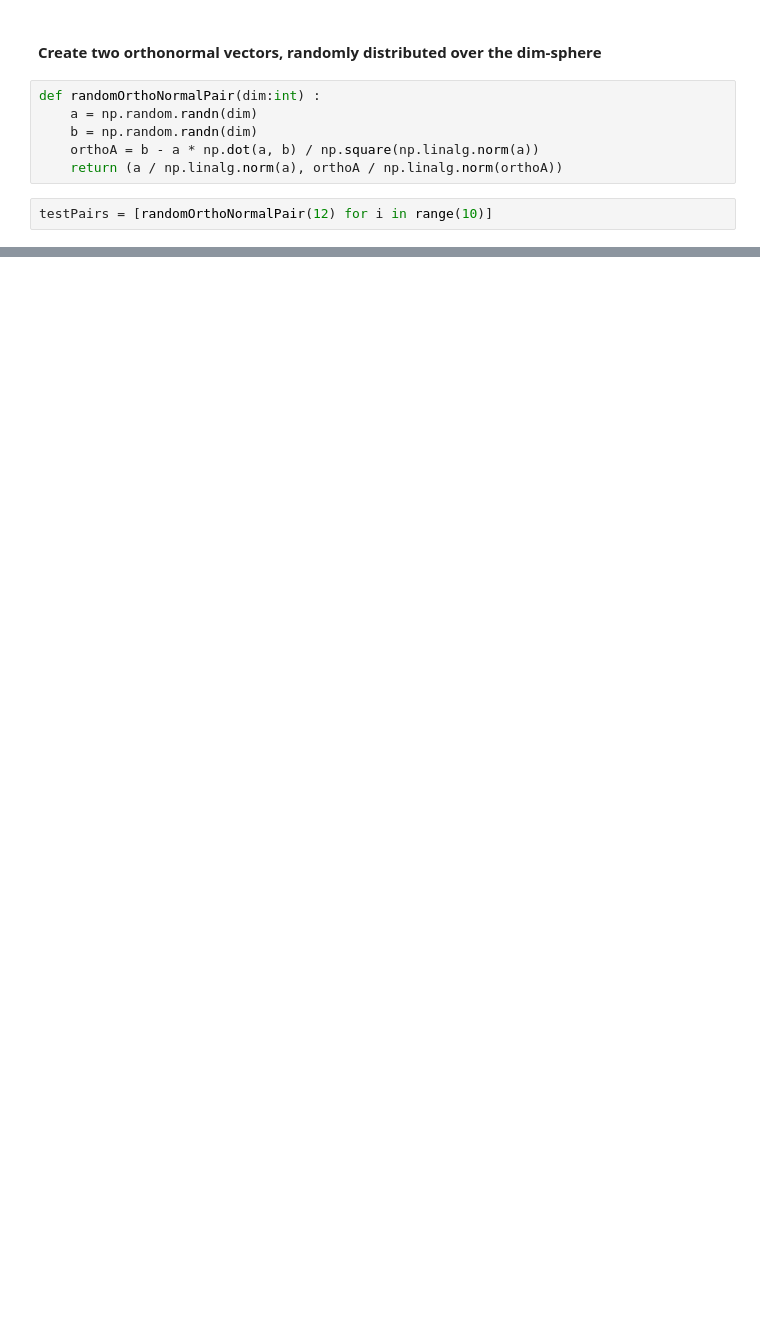
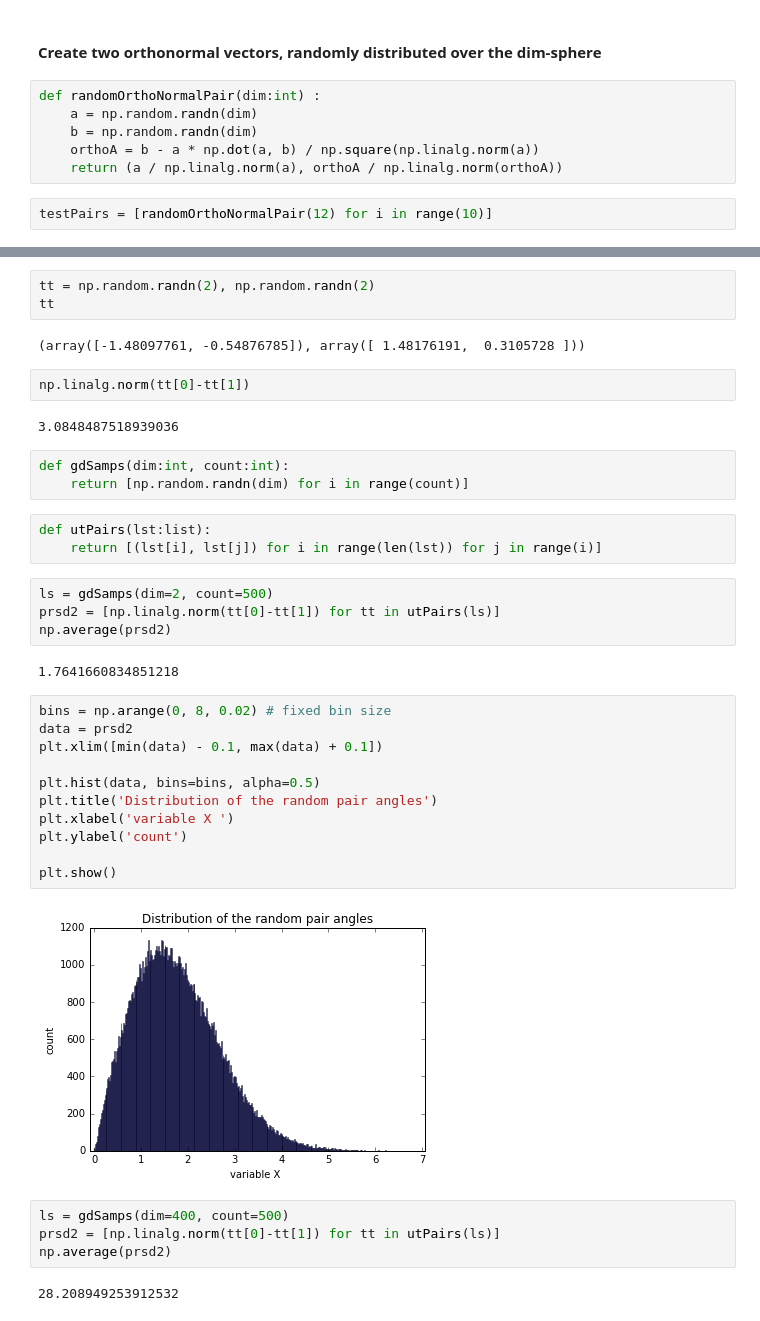
Before and after one commit to tp-nscan/SharedIpynb, a Jupyter notebook: Problems.ipynb, the cells around one changed output, grey strips where cells are left out. Cells and saved outputs as stored; diff of their text form; blank space fills up the shorter version.

```diff
--- a/Problems.ipynb
+++ b/Problems.ipynb
@@ -97,0 +104,40 @@ testPairs = [randomOrthoNormalPair(12) for i in range(10)]
+# %%
+tt = np.random.randn(2), np.random.randn(2)
+tt
+# %% [output]
+(array([-1.48097761, -0.54876785]), array([ 1.48176191,  0.3105728 ]))
+# %%
+np.linalg.norm(tt[0]-tt[1])
+# %% [output]
+3.0848487518939036
+# %%
+def gdSamps(dim:int, count:int):
+    return [np.random.randn(dim) for i in range(count)]
+# %%
+def utPairs(lst:list):
+    return [(lst[i], lst[j]) for i in range(len(lst)) for j in range(i)]
+# %%
+ls = gdSamps(dim=2, count=500)
+prsd2 = [np.linalg.norm(tt[0]-tt[1]) for tt in utPairs(ls)]
+np.average(prsd2)
+# %% [output]
+1.7641660834851218
+# %%
+bins = np.arange(0, 8, 0.02) # fixed bin size
+data = prsd2
+plt.xlim([min(data) - 0.1, max(data) + 0.1])
+
+plt.hist(data, bins=bins, alpha=0.5)
+plt.title('Distribution of the random pair angles')
+plt.xlabel('variable X ')
+plt.ylabel('count')
+
+plt.show()
+# %% [output]
+[figure, added]
+# %%
+ls = gdSamps(dim=400, count=500)
+prsd2 = [np.linalg.norm(tt[0]-tt[1]) for tt in utPairs(ls)]
+np.average(prsd2)
+# %% [output]
+28.208949253912532
```
Also changed, not shown: parts of 8 cells of this notebook, 21 other files.
